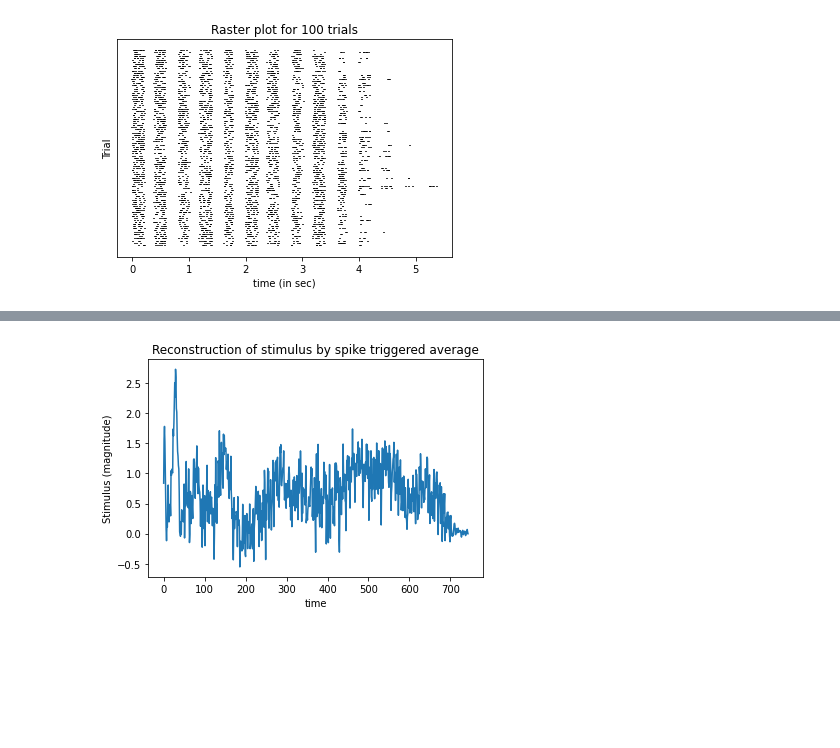
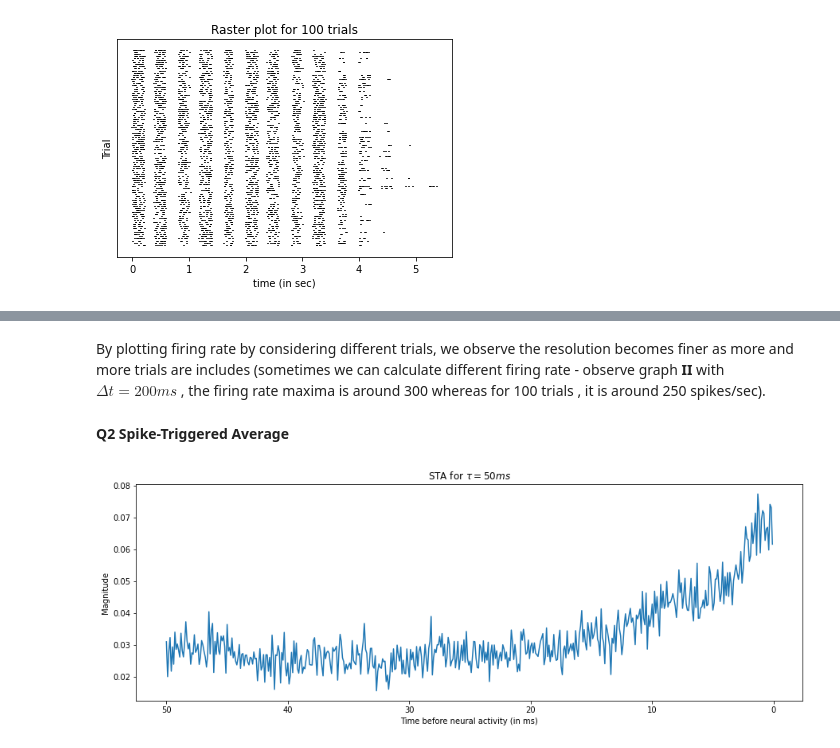
Before and after one commit to SudeshnaBora/aand_numerical, a Jupyter notebook: AAND_Assignment02.ipynb, the cells around one changed output, grey strips where cells are left out. Drawn from its saved outputs; the diff is of its cells as text; code cells hidden in the pictures; blank space fills up the shorter version.

```diff
--- a/AAND_Assignment02.ipynb
+++ b/AAND_Assignment02.ipynb
@@ -143,20 +141,44 @@ plt.show()
-# %%
-#for each row in spike_time_array*10
-
-stim_sum = np.zeros((spike_time_array02.shape))
-for i,row in enumerate(spike_time_array02*10):
-  for j,element in enumerate(row): #element will become the index
-     if element >= tau and ~np.isnan(element):
-       stimulus_sum = np.sum(stimulus.T[int(element):int(element) - tau:-1]) #summing all the stimulus for that spike
-       stim_sum[i,j] = stimulus_sum
-  #stim_sum[i] = stim_sum[i]/100
-
-STA = np.mean(stim_sum,axis=1)
-# %%
-plt.plot(STA)
-plt.xlabel('time')
-plt.ylabel('Stimulus (magnitude)')
-plt.title('Reconstruction of stimulus by spike triggered average')
-plt.show()
-# %% [output]
-[figure, removed]
+# %% [markdown]
+By plotting firing rate by considering different trials, we observe the resolution becomes finer as more and more trials are includes (sometimes we can calculate different firing rate - observe graph **II** with $\Delta t = 200 ms $ , the firing rate maxima is around 300 whereas for 100 trials , it is around 250 spikes/sec).
+# %% [markdown]
+**Q2 Spike-Triggered Average**
+# %%
+sta_data = sio.loadmat("STA_data.mat")
+
+spike_time_array02 = sta_data['SpikeTimes'] # 744X100, 100 trials with 744 spike time index
+stimulus = sta_data['Stimulus'] # 1X10000
+trial_length = 1 # in second with resolution 0.1ms
+tau = 50 # adjusting resolution
+resolution = 0.1
+num_timesteps   = int(tau/resolution)
+
+spikes = np.zeros((int(trial_length * 10000), 100))
+
+#make length of stimulus and spike_times same
+for i in range(100):
+  for element in spike_time_array02[:,i] * 10:
+    if ~np.isnan(element):
+      spikes[int(element), i] = 1
+
+#create data structure for sta (num_timesteps , 100)
+sta_matrix02 = np.zeros((num_timesteps,100))
+
+#loop throw each event (column)
+for col in range(100):
+  spike_times = spikes[num_timesteps:].nonzero()[0] + num_timesteps
+  num_spikes = len(spike_times)
+  for spikeIdx in spike_times:
+    sta_matrix02[:,col] += stimulus[0,spikeIdx-num_timesteps:spikeIdx]
+  sta_matrix02[:,col] /= num_spikes
+sta02 = np.mean(sta_matrix02,axis=1)
+
+fig, ax1 = plt.subplots(1, figsize = (15, 5))
+ax1.plot(sta02)
+ax1.set_xticks([0,100,200,300,400,500])
+ax1.set_xticklabels(['50','40','30','20','10','0'])
+ax1.set_xlabel('Time before neural activity (in ms)')
+ax1.set_title(r'STA for $\tau = 50 ms$')
+ax1.set_ylabel('Magnitude')
+plt.show()
+# %% [output]
+[figure, added]
```
Also changed, not shown: parts of 18 cells of this notebook.
